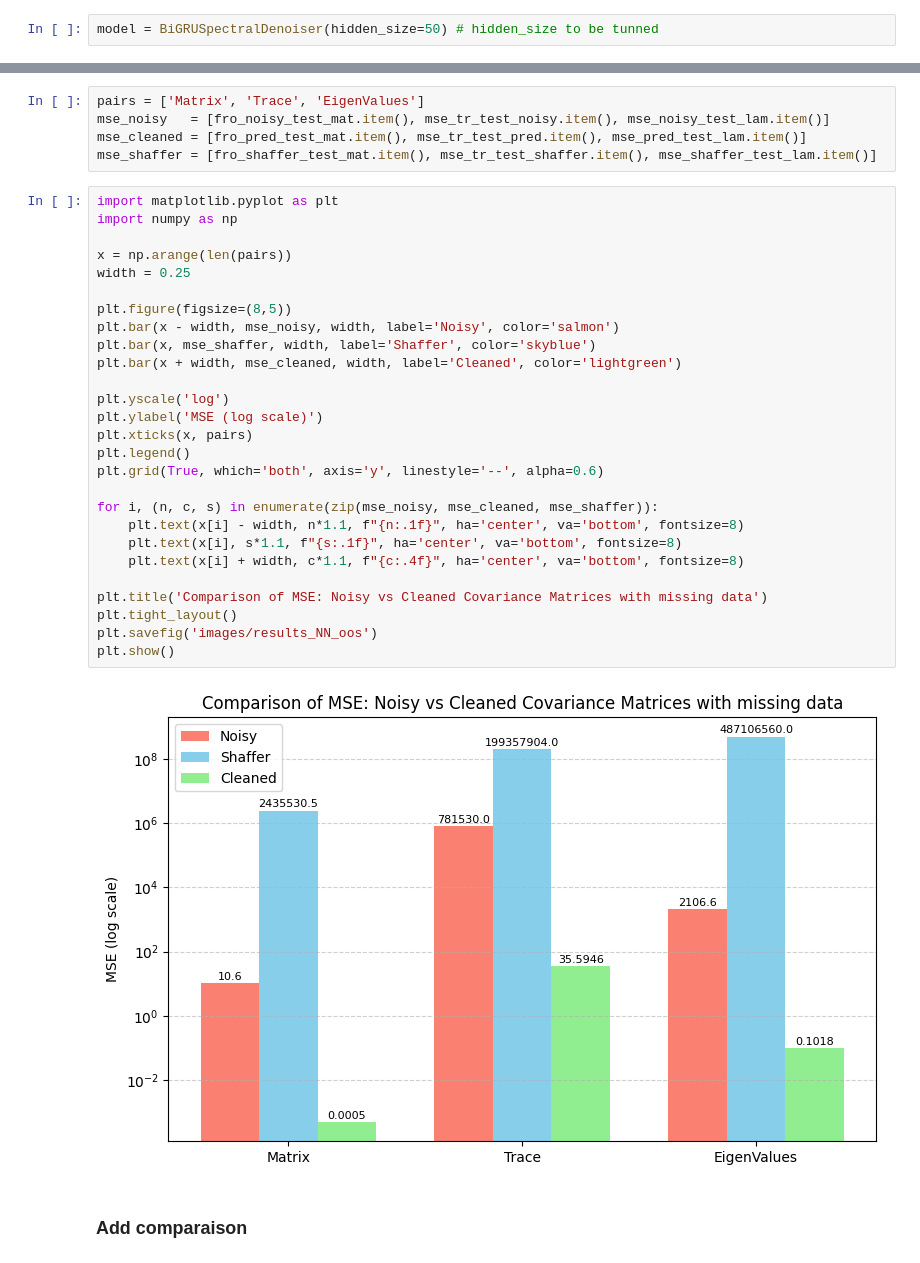
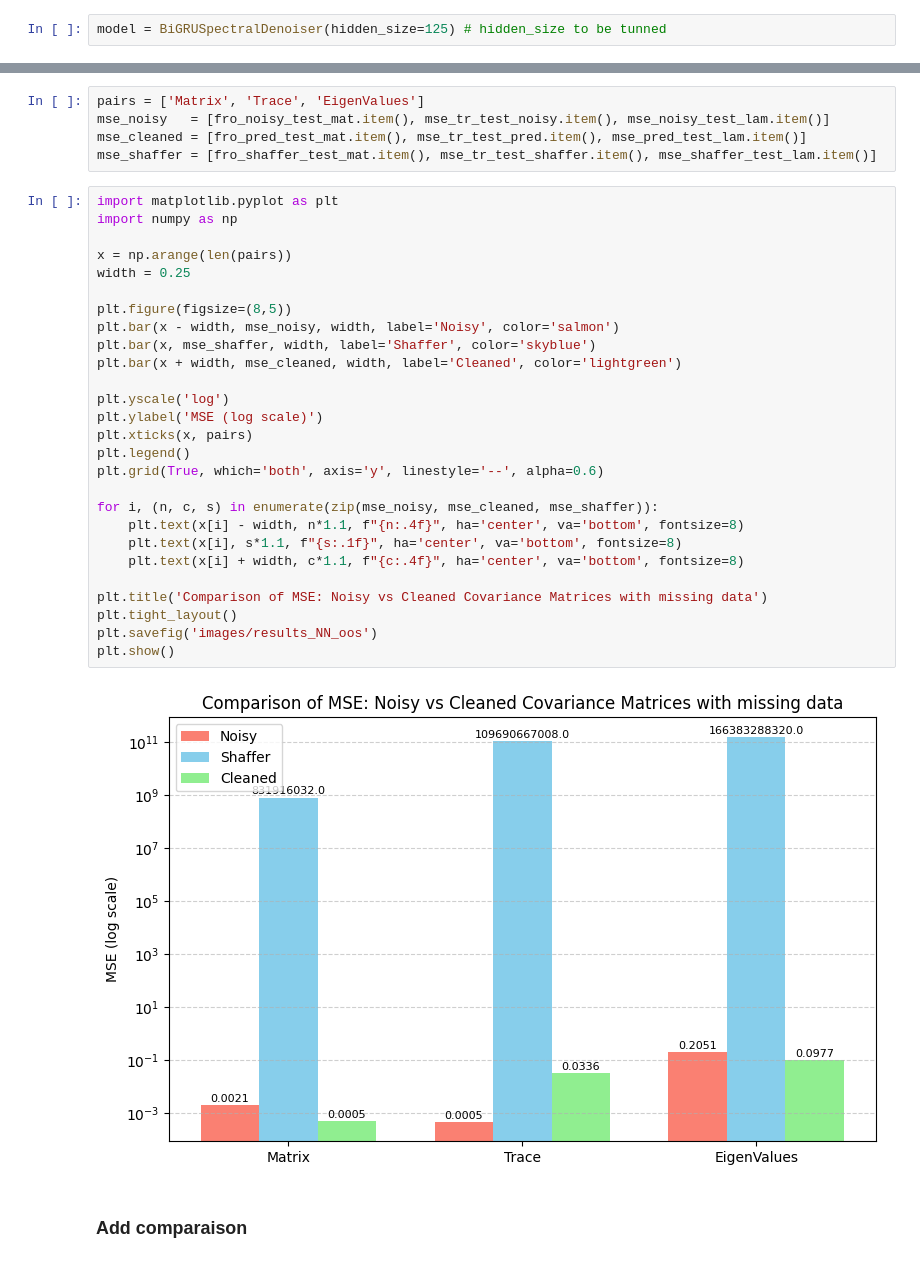
Before and after one commit to Armanddevacc/covariance-cleaning-nn, a Jupyter notebook: NN.ipynb, the cells around one changed output, grey strips where cells are left out. Cells and saved outputs as stored; diff of their text form.

```diff
--- a/NN.ipynb
+++ b/NN.ipynb
@@ -20,7 +20,7 @@ $$\tilde{\Sigma}_{NN} = \hat{Q} \tilde{\Lambda}_{NN} \hat{Q}^T$$
 # %% [markdown]
 ## NN
 # %%
-model = BiGRUSpectralDenoiser(hidden_size=50) # hidden_size to be tunned
+model = BiGRUSpectralDenoiser(hidden_size=125) # hidden_size to be tunned
 # %% [markdown]
 ### Training loop
 # %% [markdown]
@@ -284,32 +284,32 @@ mse_shaffer = [fro_shaffer_test_mat.item(), mse_tr_test_shaffer.item(), mse_shaf
 # %%
 import matplotlib.pyplot as plt
 import numpy as np
 
 x = np.arange(len(pairs))
 width = 0.25
 
 plt.figure(figsize=(8,5))
 plt.bar(x - width, mse_noisy, width, label='Noisy', color='salmon')
 plt.bar(x, mse_shaffer, width, label='Shaffer', color='skyblue')
 plt.bar(x + width, mse_cleaned, width, label='Cleaned', color='lightgreen')
 
 plt.yscale('log')
 plt.ylabel('MSE (log scale)')
 plt.xticks(x, pairs)
 plt.legend()
 plt.grid(True, which='both', axis='y', linestyle='--', alpha=0.6)
 
 for i, (n, c, s) in enumerate(zip(mse_noisy, mse_cleaned, mse_shaffer)):
-    plt.text(x[i] - width, n*1.1, f"{n:.1f}", ha='center', va='bottom', fontsize=8)
+    plt.text(x[i] - width, n*1.1, f"{n:.4f}", ha='center', va='bottom', fontsize=8)
     plt.text(x[i], s*1.1, f"{s:.1f}", ha='center', va='bottom', fontsize=8)
     plt.text(x[i] + width, c*1.1, f"{c:.4f}", ha='center', va='bottom', fontsize=8)
 
 plt.title('Comparison of MSE: Noisy vs Cleaned Covariance Matrices with missing data')
 plt.tight_layout()
 plt.savefig('images/results_NN_oos')
 plt.show()
 # %% [output]
-[figure, old version]
+[figure, new version]
 # %% [markdown]
 ### Add comparaison
 # %% [markdown]
```
Also changed, not shown: parts of 7 cells of this notebook, 2 other files.
